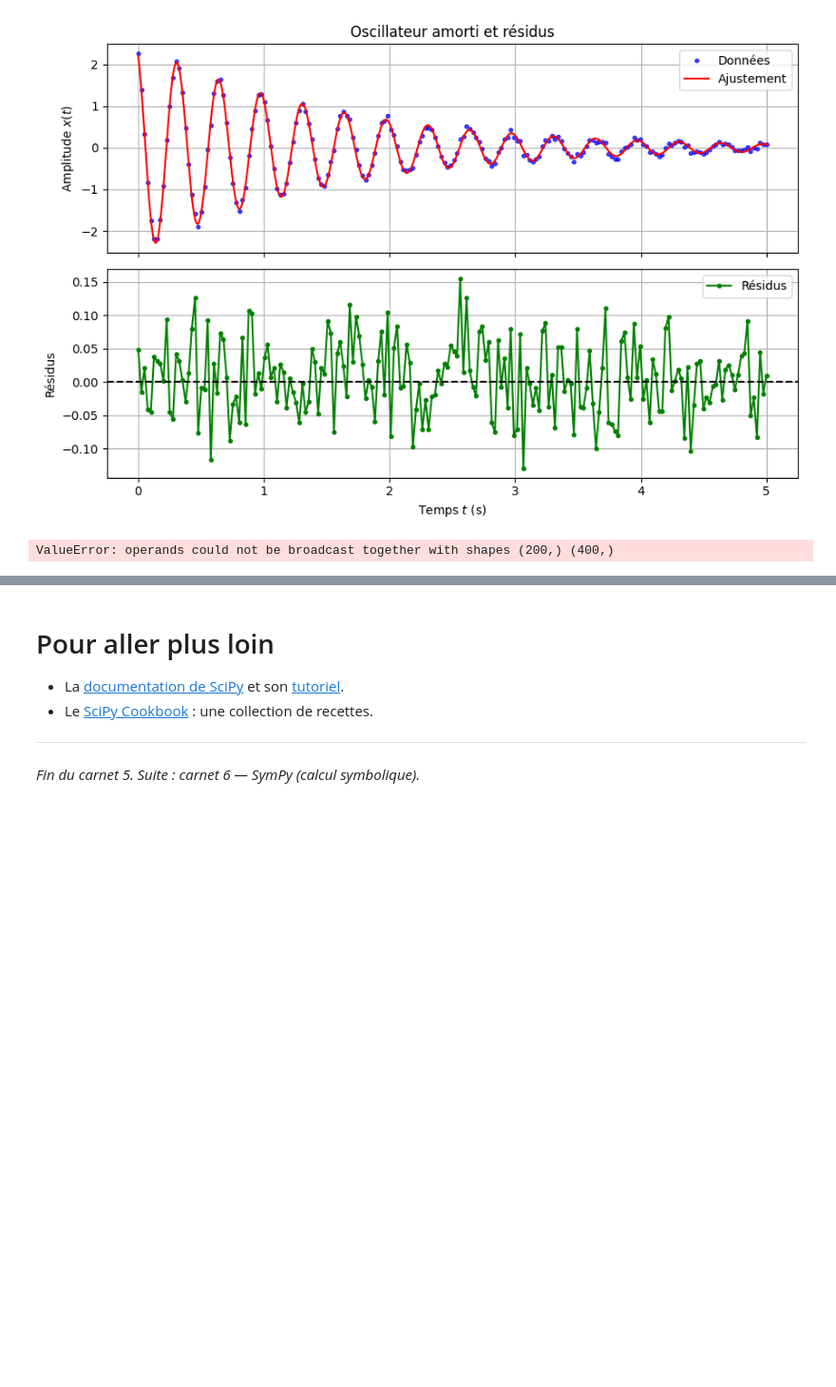
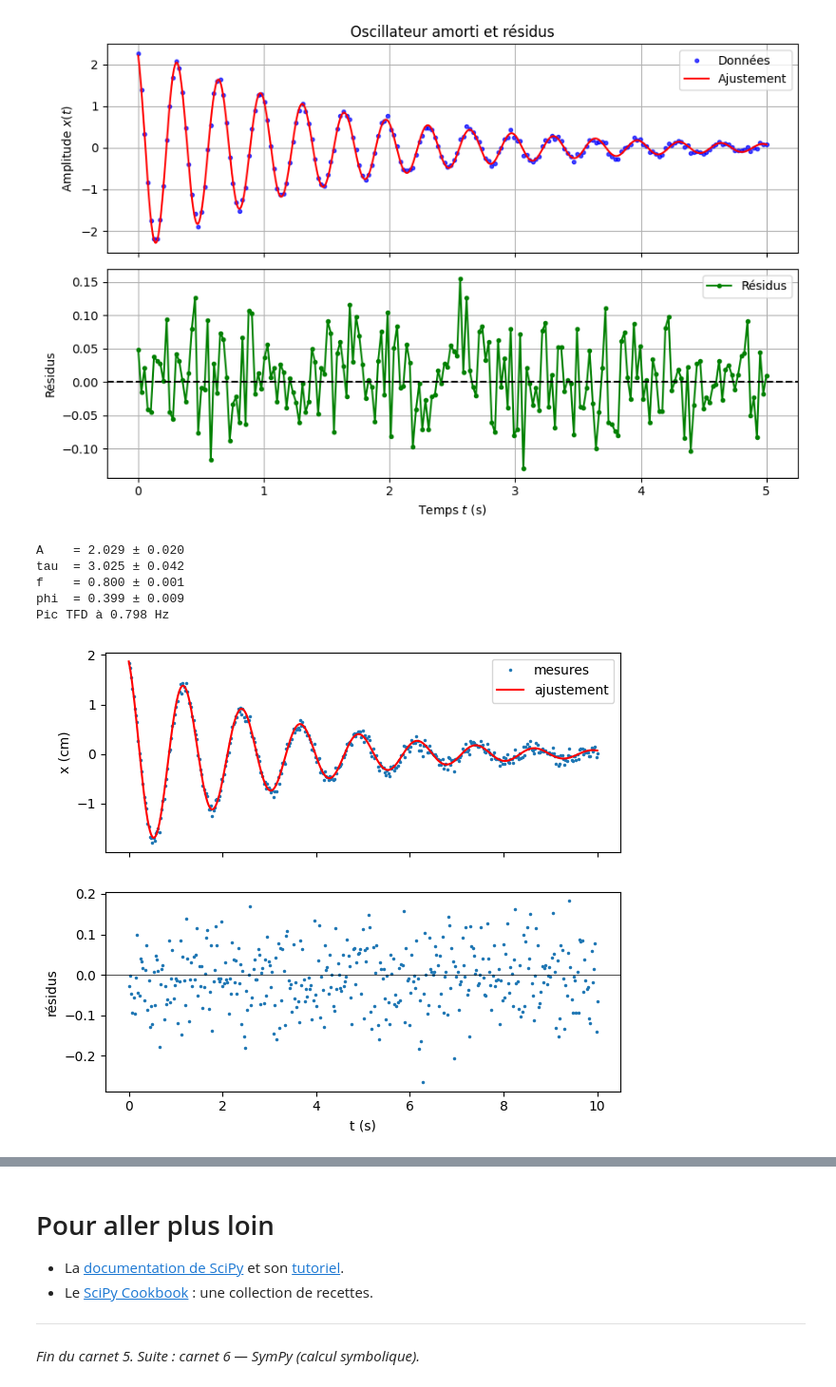
Before and after one commit to jhafssae-2510/FDM5-travaux-, a Jupyter notebook: notebooks/05_scipy.ipynb, the cells around one changed output, grey strips where cells are left out. Shown at 95% size. Cells and saved outputs as stored; diff of their text form; code cells hidden in the pictures; blank space fills up the shorter version.

```diff
--- a/notebooks/05_scipy.ipynb
+++ b/notebooks/05_scipy.ipynb
@@ -1128,26 +1128,53 @@ Fréquence du pic TFD : 2.9850 Hz
 [figure]
 # %%
 #@title Solution { display-mode: "form" }
+
+# Recréation des données avec des dimensions compatibles
+rng = np.random.default_rng(7)
+t = np.linspace(0, 10, 400)
+
+x_vrai = 2.0 * np.exp(-t / 3.0) * np.cos(2 * np.pi * 0.8 * t + 0.4)
+x_mesure = x_vrai + rng.normal(0, 0.08, t.size)
+
+# Modèle
 def modele(t, A, tau, f, phi):
     return A * np.exp(-t / tau) * np.cos(2 * np.pi * f * t + phi)
 
-popt, pcov = sp.optimize.curve_fit(modele, t, x_mesure, p0=[1.5, 2, 0.7, 0])
+# Ajustement du modèle
+popt, pcov = sp.optimize.curve_fit(
+    modele, t, x_mesure, p0=[1.5, 2, 0.7, 0]
+)
+
+# Incertitudes
 inc = np.sqrt(np.diag(pcov))
+
 for nom, v, u in zip(["A", "tau", "f", "phi"], popt, inc):
     print(f"{nom:4s} = {v:.3f} ± {u:.3f}")
 
-# TFD
+# Transformée de Fourier (TFD)
 freqs = sp.fft.rfftfreq(t.size, d=t[1] - t[0])
 spec = np.abs(sp.fft.rfft(x_mesure))
-print("pic TFD à", freqs[spec.argmax()], "Hz")
 
+print("Pic TFD à", freqs[spec.argmax()], "Hz")
+
+# Tracé des mesures, de l'ajustement et des résidus
 fig, (ax1, ax2) = plt.subplots(2, 1, sharex=True, figsize=(7, 6))
+
 ax1.plot(t, x_mesure, '.', ms=3, label="mesures")
 ax1.plot(t, modele(t, *popt), 'r', label="ajustement")
-ax1.set_ylabel("x (cm)"); ax1.legend()
+ax1.set_ylabel("x (cm)")
+ax1.legend()
+
 ax2.plot(t, x_mesure - modele(t, *popt), '.', ms=3)
 ax2.axhline(0, color='k', lw=0.5)
-ax2.set_ylabel("résidus"); ax2.set_xlabel("t (s)")
+ax2.set_ylabel("résidus")
+ax2.set_xlabel("t (s)")
+
 plt.show()
 # %% [output]
-ValueError: operands could not be broadcast together with shapes (200,) (400,)
+A    = 2.029 ± 0.020
+tau  = 3.025 ± 0.042
+f    = 0.800 ± 0.001
+phi  = 0.399 ± 0.009
+Pic TFD à 0.798 Hz
+[figure, added]
```
Also changed, not shown: parts of 1 cell of this notebook.
